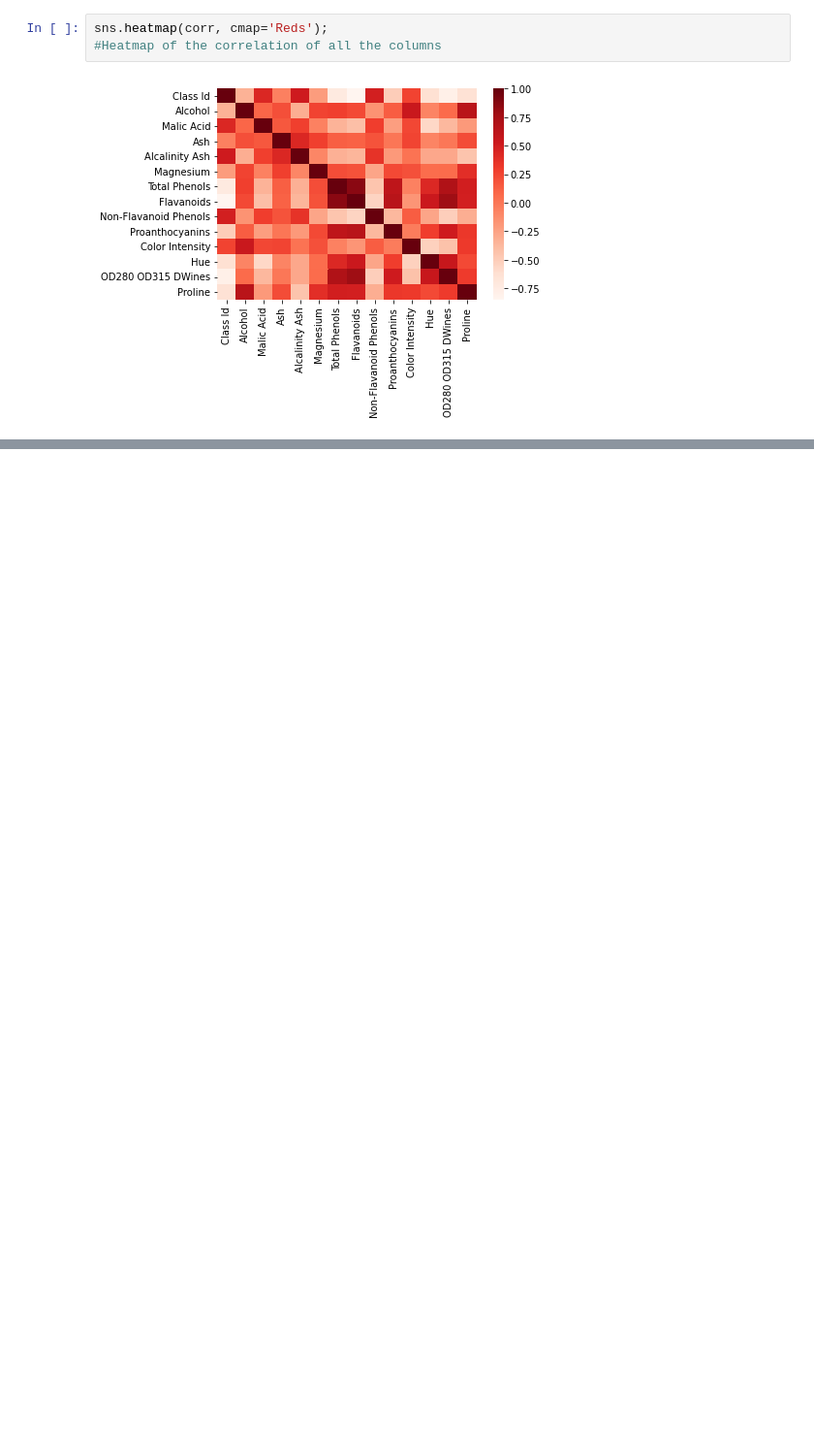
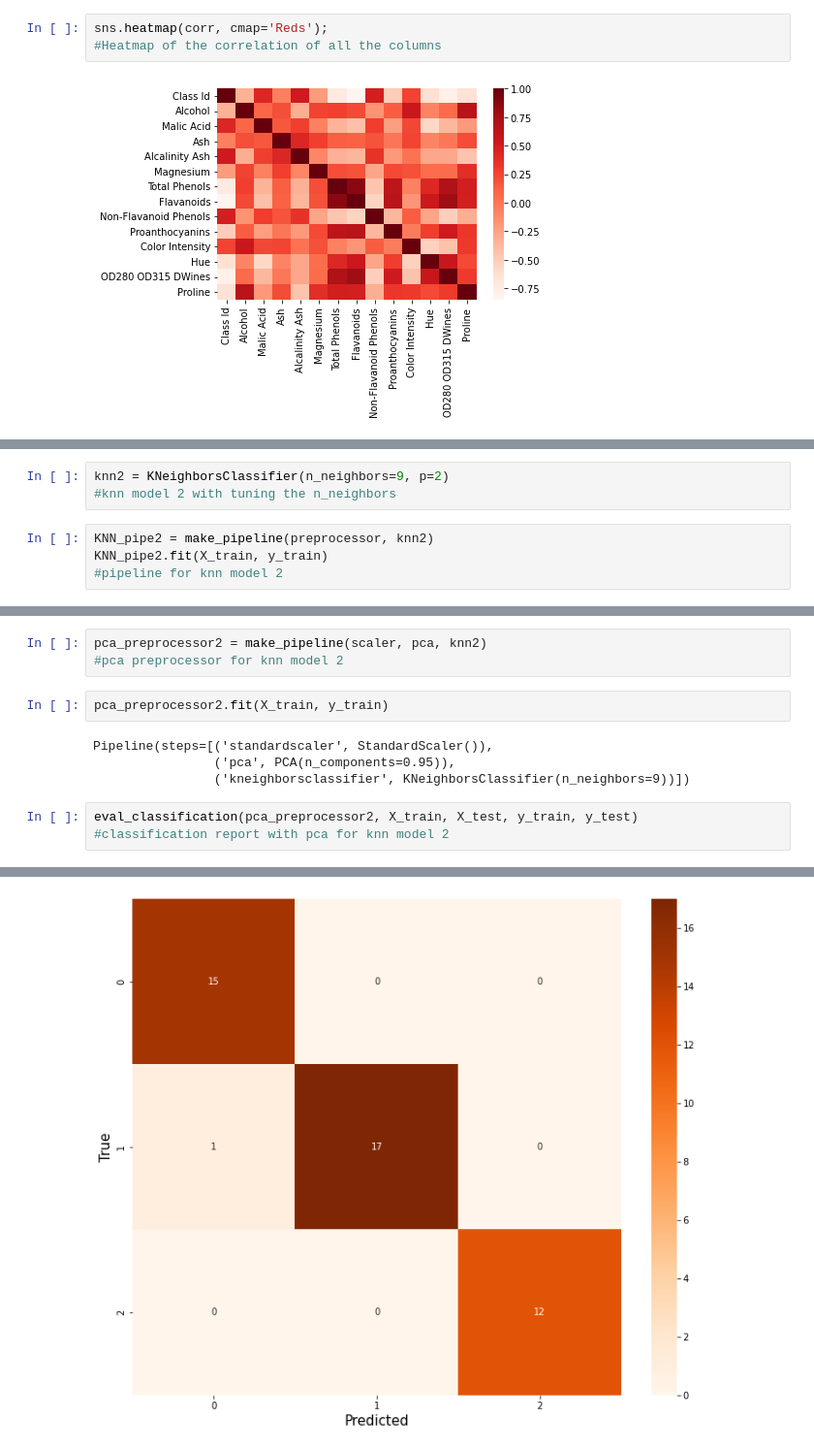
Before and after one commit to Sabrinapearlpervez/Wine-Class-Id-Predictions, a Jupyter notebook: Wine_Class_Id_Predictions.ipynb, the cells around one changed output, grey strips where cells are left out. Shown at 97% size. Drawn from its saved outputs; the diff is of its cells as text; blank space fills up the shorter version.

```diff
--- a/Wine_Class_Id_Predictions.ipynb
+++ b/Wine_Class_Id_Predictions.ipynb
@@ -261,0 +438,7 @@ plt.xlabel('Data Points', fontsize=15);
+# %%
+knn2 = KNeighborsClassifier(n_neighbors=9, p=2)
+#knn model 2 with tuning the n_neighbors
+# %%
+KNN_pipe2 = make_pipeline(preprocessor, knn2)
+KNN_pipe2.fit(X_train, y_train)
+#pipeline for knn model 2
@@ -261,0 +486,13 @@ plt.xlabel('Data Points', fontsize=15);
+# %%
+pca_preprocessor2 = make_pipeline(scaler, pca, knn2)
+#pca preprocessor for knn model 2
+# %%
+pca_preprocessor2.fit(X_train, y_train)
+# %% [output]
+Pipeline(steps=[('standardscaler', StandardScaler()),
+                ('pca', PCA(n_components=0.95)),
+                ('kneighborsclassifier', KNeighborsClassifier(n_neighbors=9))])
+# %%
+eval_classification(pca_preprocessor2, X_train, X_test, y_train, y_test)
+#classification report with pca for knn model 2
+# %% [output]
@@ -261,0 +518 @@ plt.xlabel('Data Points', fontsize=15);
+[figure, added]
```
Also changed, not shown: parts of 57 cells of this notebook.
